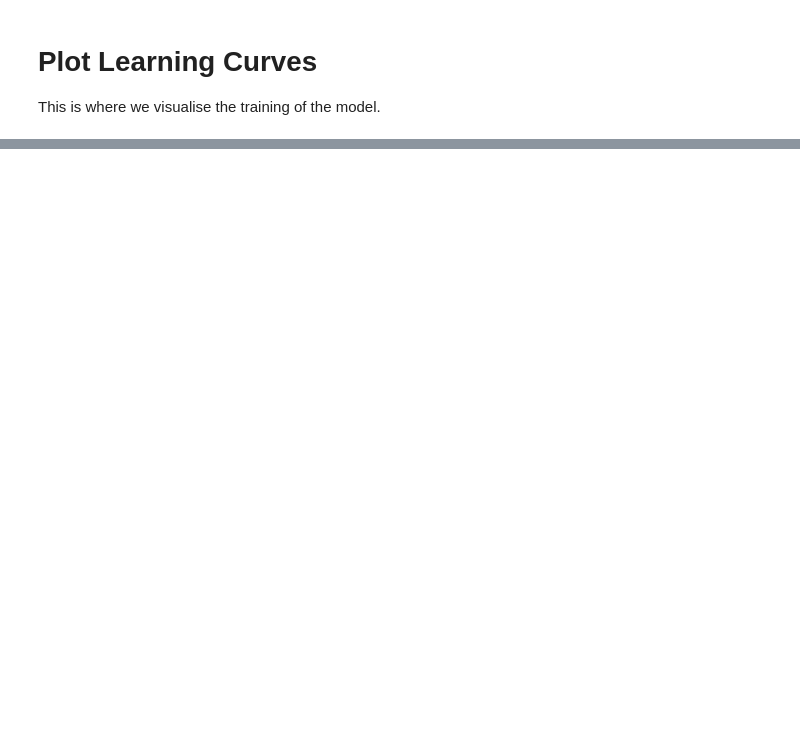
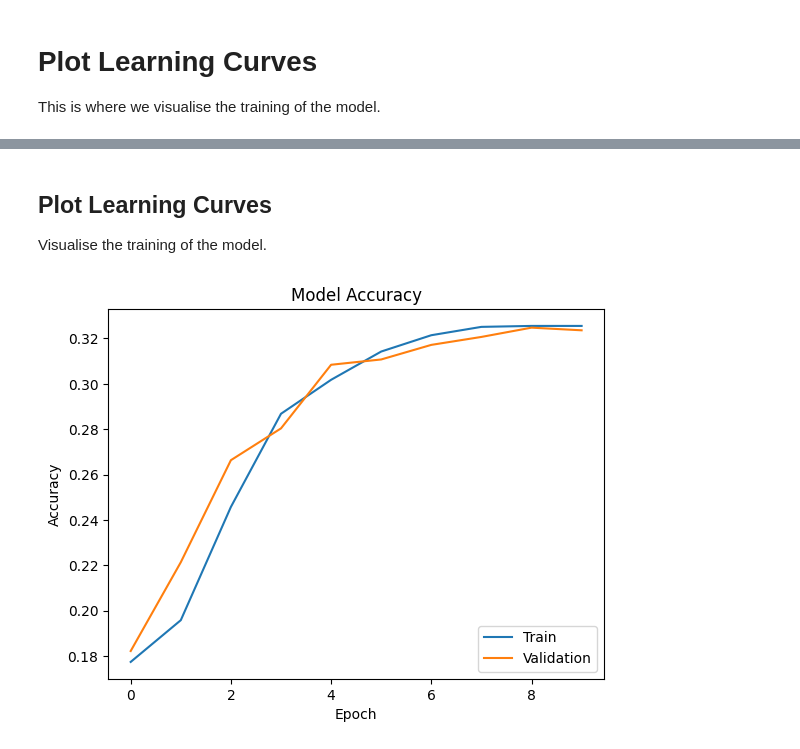
Before and after one commit to kbanz55/chainsmokers, a Jupyter notebook: BloodMNIST.ipynb, the cells around one changed output, grey strips where cells are left out. Saved outputs shown, nothing was run; the diff lists cells and outputs as text; code cells hidden in the pictures; blank space fills up the shorter version.

```diff
--- a/BloodMNIST.ipynb
+++ b/BloodMNIST.ipynb
@@ -313,0 +373,16 @@ plt.show()
+# %%
+# Defines the parameters used during training.
+BATCH_SIZE = 64
+NUM_EPOCHS = 10
+LEARNING_RATE = 0.001
+# %%
+# Defines the optimiser used to adjust the model weights and compiles the model.
+optimiser = SGD(learning_rate=LEARNING_RATE)
+model.compile(optimizer=optimiser, loss="categorical_crossentropy", metrics=["accuracy"])
+# %%
+# We use the data generator to pass the training and validation data to the model to train it.
+history = model.fit(data_generator.flow(train_x, to_categorical(train_y), batch_size=BATCH_SIZE),
+                    steps_per_epoch=len(train_x) / BATCH_SIZE,
+                    validation_data=data_generator.flow(val_x, to_categorical(val_y), batch_size=BATCH_SIZE),
+                    validation_steps=len(val_x) / BATCH_SIZE,
+                    epochs=NUM_EPOCHS)
@@ -313,0 +410,13 @@ plt.show()
+# %% [markdown]
+## Plot Learning Curves
+Visualise the training of the model.
+# %%
+plt.plot(history.history['accuracy'])
+plt.plot(history.history['val_accuracy'])
+plt.title('Model Accuracy')
+plt.ylabel('Accuracy')
+plt.xlabel('Epoch')
+plt.legend(['Train', 'Validation'], loc='lower right')
+plt.show()
+# %% [output]
+[figure, added]
```
Also changed, not shown: parts of 16 cells of this notebook.
